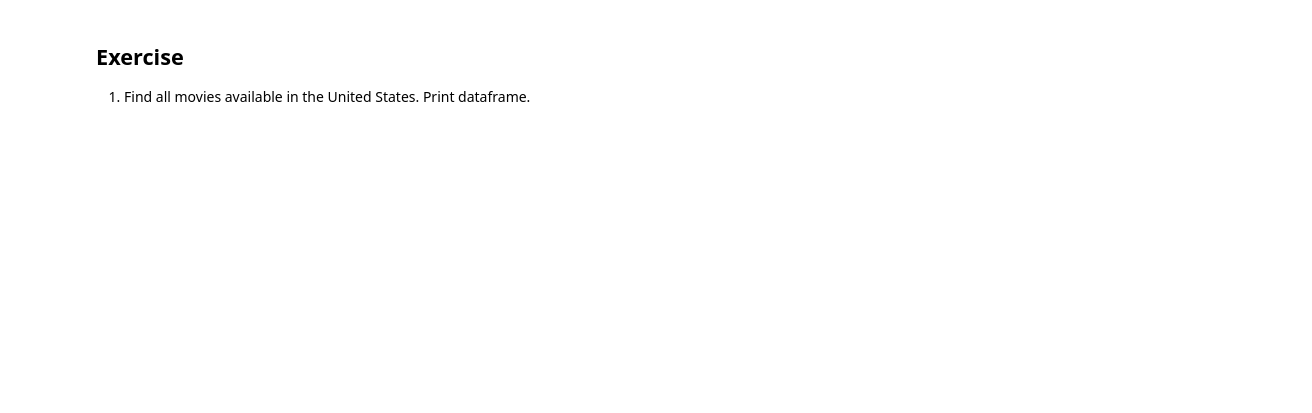
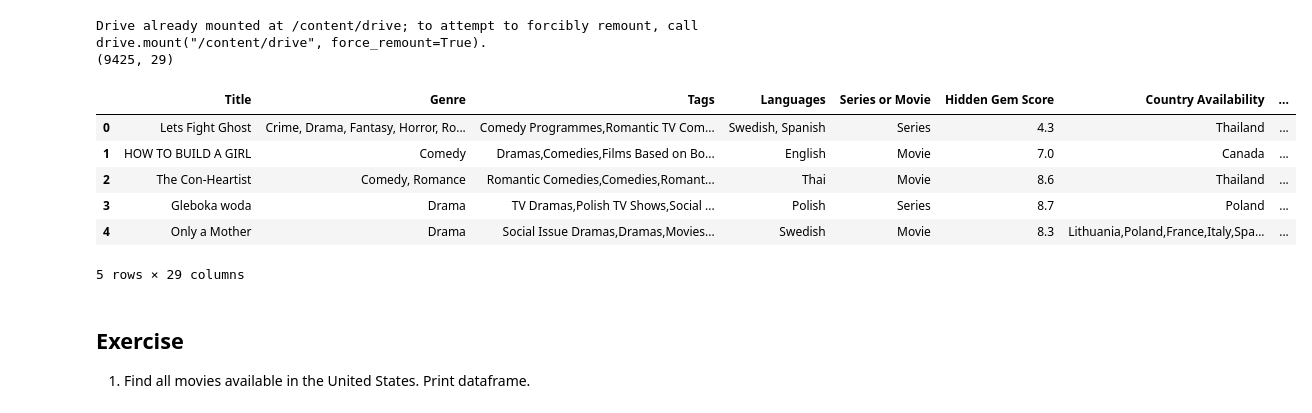
Before and after one commit to nataliepham6720/python-netflix-2001, a Jupyter notebook: Netflix_Dataset_Latest_2021.ipynb, the cells around one changed output. Cells and saved outputs as stored; diff of their text form; code cells hidden in the pictures; blank space fills up the shorter version.

```diff
--- a/Netflix_Dataset_Latest_2021.ipynb
+++ b/Netflix_Dataset_Latest_2021.ipynb
@@ -11,13 +11,24 @@ Andrew ID:
 # %%
 import pandas as pd
 from google.colab import drive
 drive.mount('/content/drive')
 
 #https://www.kaggle.com/datasets/syedmubarak/netflix-dataset-latest-2021
 filename = '/content/drive/My Drive/38610/datasets/Netflix Dataset Latest 2021.xlsx'
 df = pd.read_excel( filename )
 
-df
+print(df.shape)
+df.head()
+# %% [output]
+Drive already mounted at /content/drive; to attempt to forcibly remount, call drive.mount("/content/drive", force_remount=True).
+(9425, 29)
+|  | Title | Genre | Tags | Languages | Series or Movie | Hidden Gem Score | Country Availability | ... |
+| 0 | Lets Fight Ghost | Crime, Drama, Fantasy, Horror, Ro... | Comedy Programmes,Romantic TV Com... | Swedish, Spanish | Series | 4.3 | Thailand | ... |
+| 1 | HOW TO BUILD A GIRL | Comedy | Dramas,Comedies,Films Based on Bo... | English | Movie | 7.0 | Canada | ... |
+| 2 | The Con-Heartist | Comedy, Romance | Romantic Comedies,Comedies,Romant... | Thai | Movie | 8.6 | Thailand | ... |
+| 3 | Gleboka woda | Drama | TV Dramas,Polish TV Shows,Social ... | Polish | Series | 8.7 | Poland | ... |
+| 4 | Only a Mother | Drama | Social Issue Dramas,Dramas,Movies... | Swedish | Movie | 8.3 | Lithuania,Poland,France,Italy,Spa... | ... |
+5 rows × 29 columns
 # %% [markdown]
 ## Exercise
 
```
Also changed, not shown: parts of 20 cells of this notebook.
